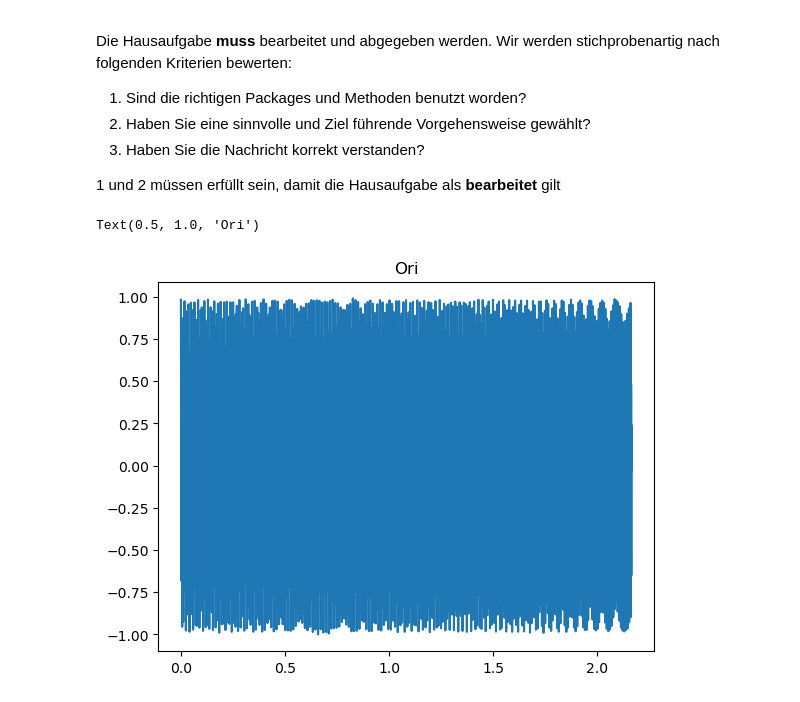
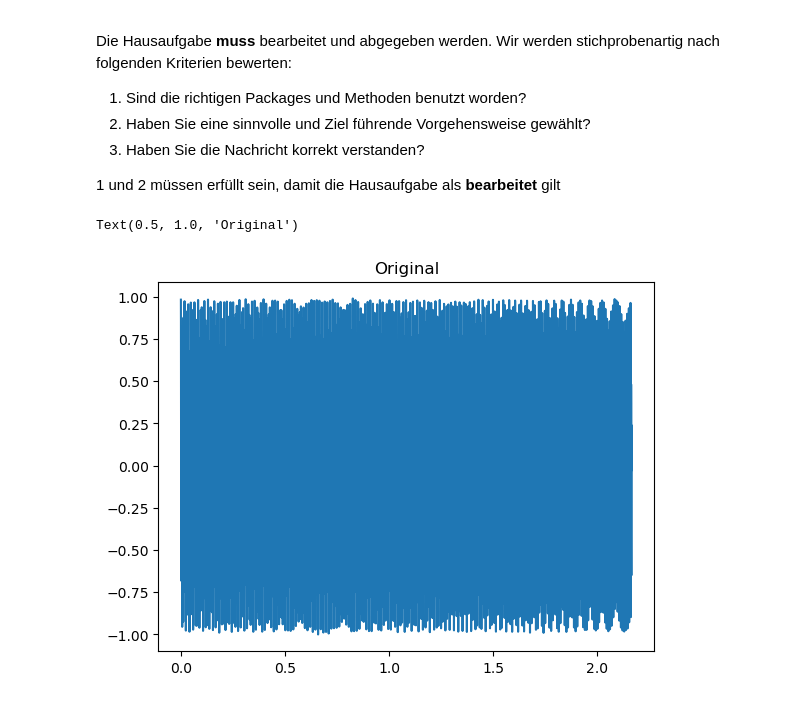
Before and after one commit to bopthoughts/FH-Aachen_IT2, a Jupyter notebook: HA03/HA03.ipynb, the cells around one changed output. Saved outputs shown, nothing was run; the diff lists cells and outputs as text; code cells hidden in the pictures.

```diff
--- a/HA03/HA03.ipynb
+++ b/HA03/HA03.ipynb
@@ -33,10 +34,10 @@ import scipy
 # %%
 a = thinkdsp.read_wave('CSIWave01.wav')
 b = a.make_spectrum()
 c = b.peaks()
 
 a.plot()
-plt.title('Ori')
+plt.title('Original')
 # %% [output]
-Text(0.5, 1.0, 'Ori')
+Text(0.5, 1.0, 'Original')
-[figure, old version]
+[figure, new version]
```
Also changed, not shown: parts of 8 cells of this notebook, 7 other files.
